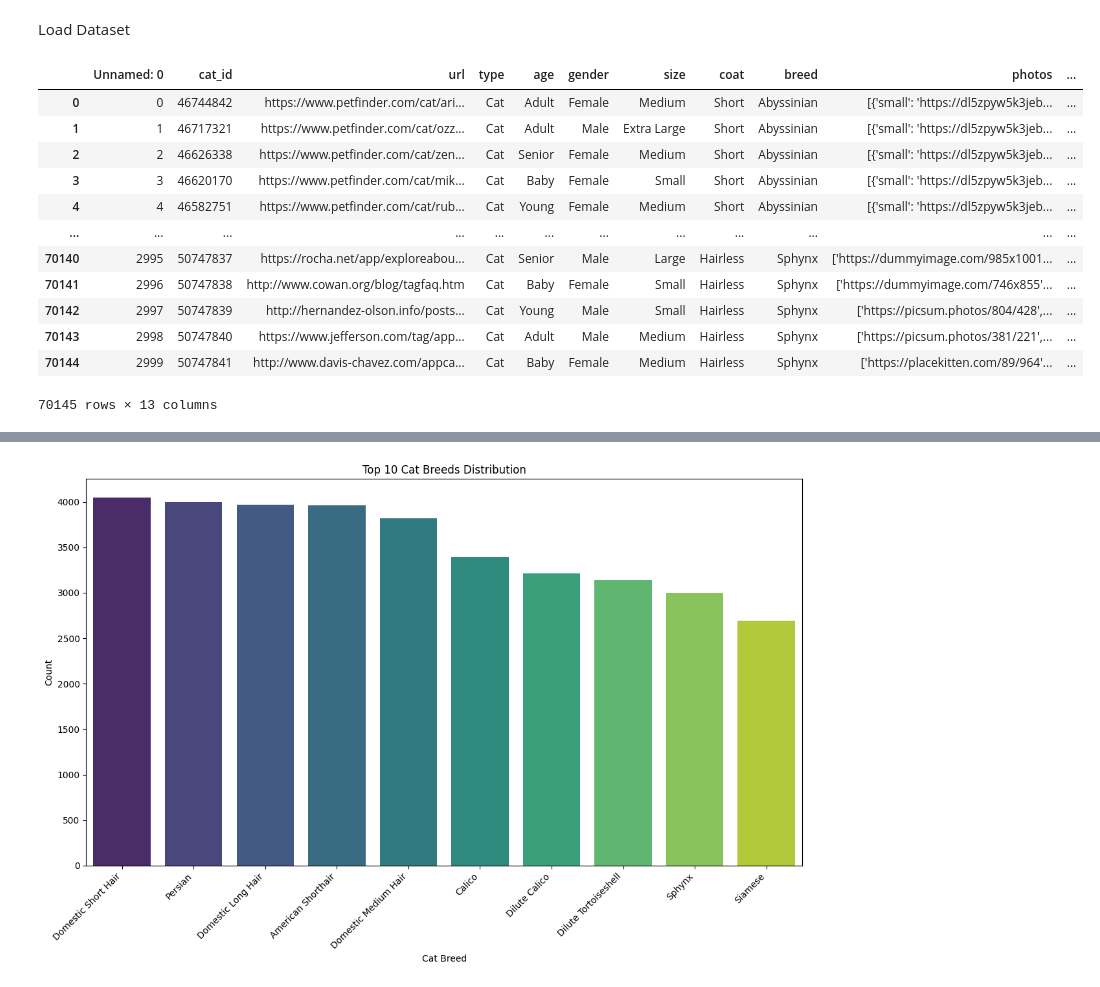
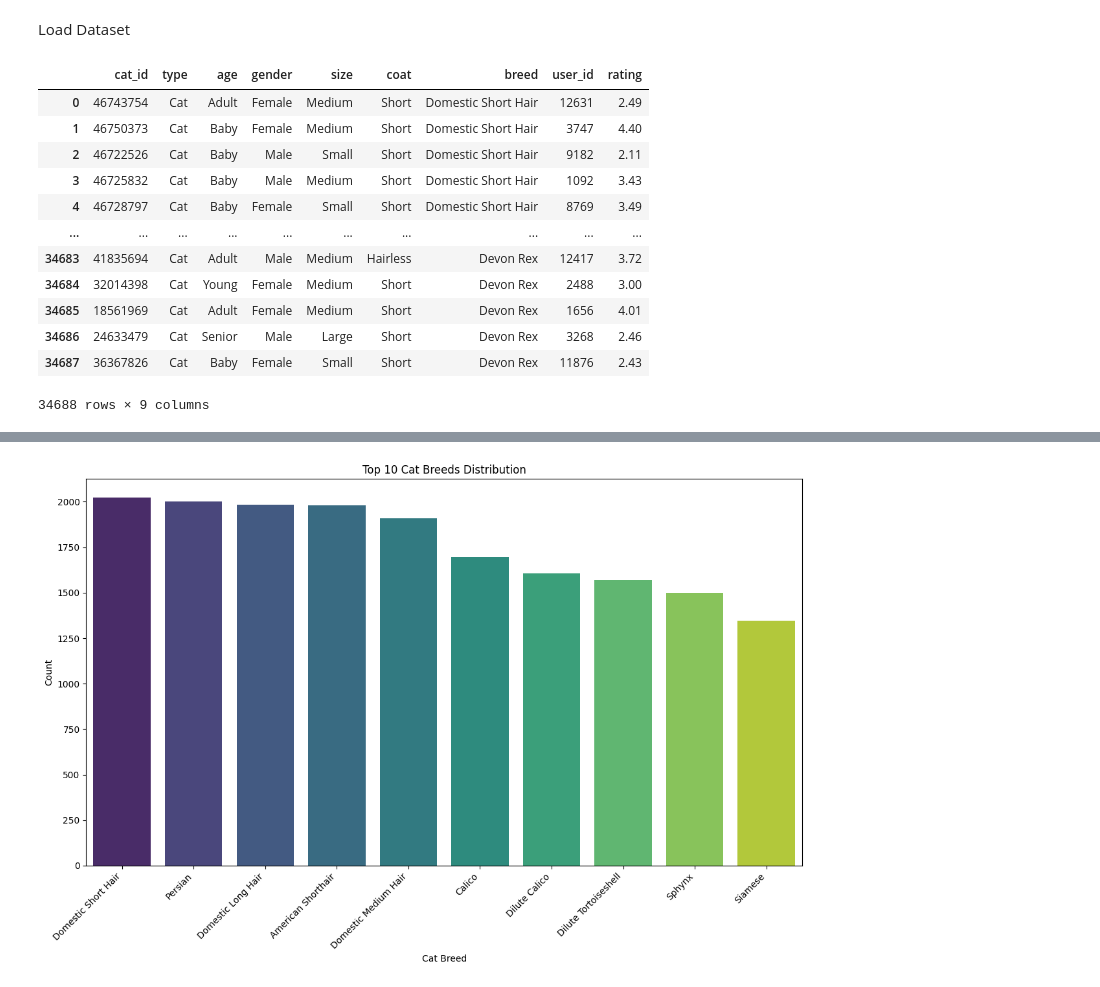
Before and after one commit to kucingku-capstone/machine-learning, a Jupyter notebook: model/model elo/ML_Model.ipynb, the cells around one changed output, grey strips where cells are left out. Drawn from its saved outputs; the diff is of its cells as text; code cells hidden in the pictures.

```diff
--- a/model/model elo/ML_Model.ipynb
+++ b/model/model elo/ML_Model.ipynb
@@ -12,22 +12,22 @@ from tensorflow.keras.optimizers import Adam
 # %% [markdown]
 Load Dataset
 # %%
-df = pd.read_csv('https://raw.githubusercontent.com/kucingku-capstone/machine-learning/main/dataset/cats_dataset_updated.csv')
+df = pd.read_csv('https://raw.githubusercontent.com/kucingku-capstone/machine-learning/main/dataset/clean_cats_dataset.csv')
 df
 # %% [output]
-|  | Unnamed: 0 | cat_id | url | type | age | gender | size | coat | breed | photos | ... |
-| 0 | 0 | 46744842 | https://www.petfinder.com/cat/ari... | Cat | Adult | Female | Medium | Short | Abyssinian | [{'small': 'https://dl5zpyw5k3jeb... | ... |
-| 1 | 1 | 46717321 | https://www.petfinder.com/cat/ozz... | Cat | Adult | Male | Extra Large | Short | Abyssinian | [{'small': 'https://dl5zpyw5k3jeb... | ... |
-| 2 | 2 | 46626338 | https://www.petfinder.com/cat/zen... | Cat | Senior | Female | Medium | Short | Abyssinian | [{'small': 'https://dl5zpyw5k3jeb... | ... |
-| 3 | 3 | 46620170 | https://www.petfinder.com/cat/mik... | Cat | Baby | Female | Small | Short | Abyssinian | [{'small': 'https://dl5zpyw5k3jeb... | ... |
-| 4 | 4 | 46582751 | https://www.petfinder.com/cat/rub... | Cat | Young | Female | Medium | Short | Abyssinian | [{'small': 'https://dl5zpyw5k3jeb... | ... |
-| ... | ... | ... | ... | ... | ... | ... | ... | ... | ... | ... | ... |
-| 70140 | 2995 | 50747837 | https://rocha.net/app/exploreabou... | Cat | Senior | Male | Large | Hairless | Sphynx | ['https://dummyimage.com/985x1001... | ... |
-| 70141 | 2996 | 50747838 | http://www.cowan.org/blog/tagfaq.htm | Cat | Baby | Female | Small | Hairless | Sphynx | ['https://dummyimage.com/746x855'... | ... |
-| 70142 | 2997 | 50747839 | http://hernandez-olson.info/posts... | Cat | Young | Male | Small | Hairless | Sphynx | ['https://picsum.photos/804/428',... | ... |
-| 70143 | 2998 | 50747840 | https://www.jefferson.com/tag/app... | Cat | Adult | Male | Medium | Hairless | Sphynx | ['https://picsum.photos/381/221',... | ... |
-| 70144 | 2999 | 50747841 | http://www.davis-chavez.com/appca... | Cat | Baby | Female | Medium | Hairless | Sphynx | ['https://placekitten.com/89/964'... | ... |
+|  | cat_id | type | age | gender | size | coat | breed | user_id | rating |
+| 0 | 46743754 | Cat | Adult | Female | Medium | Short | Domestic Short Hair | 12631 | 2.49 |
+| 1 | 46750373 | Cat | Baby | Female | Medium | Short | Domestic Short Hair | 3747 | 4.40 |
+| 2 | 46722526 | Cat | Baby | Male | Small | Short | Domestic Short Hair | 9182 | 2.11 |
+| 3 | 46725832 | Cat | Baby | Male | Medium | Short | Domestic Short Hair | 1092 | 3.43 |
+| 4 | 46728797 | Cat | Baby | Female | Small | Short | Domestic Short Hair | 8769 | 3.49 |
+| ... | ... | ... | ... | ... | ... | ... | ... | ... | ... |
+| 34683 | 41835694 | Cat | Adult | Male | Medium | Hairless | Devon Rex | 12417 | 3.72 |
+| 34684 | 32014398 | Cat | Young | Female | Medium | Short | Devon Rex | 2488 | 3.00 |
+| 34685 | 18561969 | Cat | Adult | Female | Medium | Short | Devon Rex | 1656 | 4.01 |
+| 34686 | 24633479 | Cat | Senior | Male | Large | Short | Devon Rex | 3268 | 2.46 |
+| 34687 | 36367826 | Cat | Baby | Female | Small | Short | Devon Rex | 11876 | 2.43 |
-70145 rows × 13 columns
+34688 rows × 9 columns
 # %%
 import matplotlib.pyplot as plt
 import seaborn as sns
```
Also changed, not shown: parts of 19 cells of this notebook.
